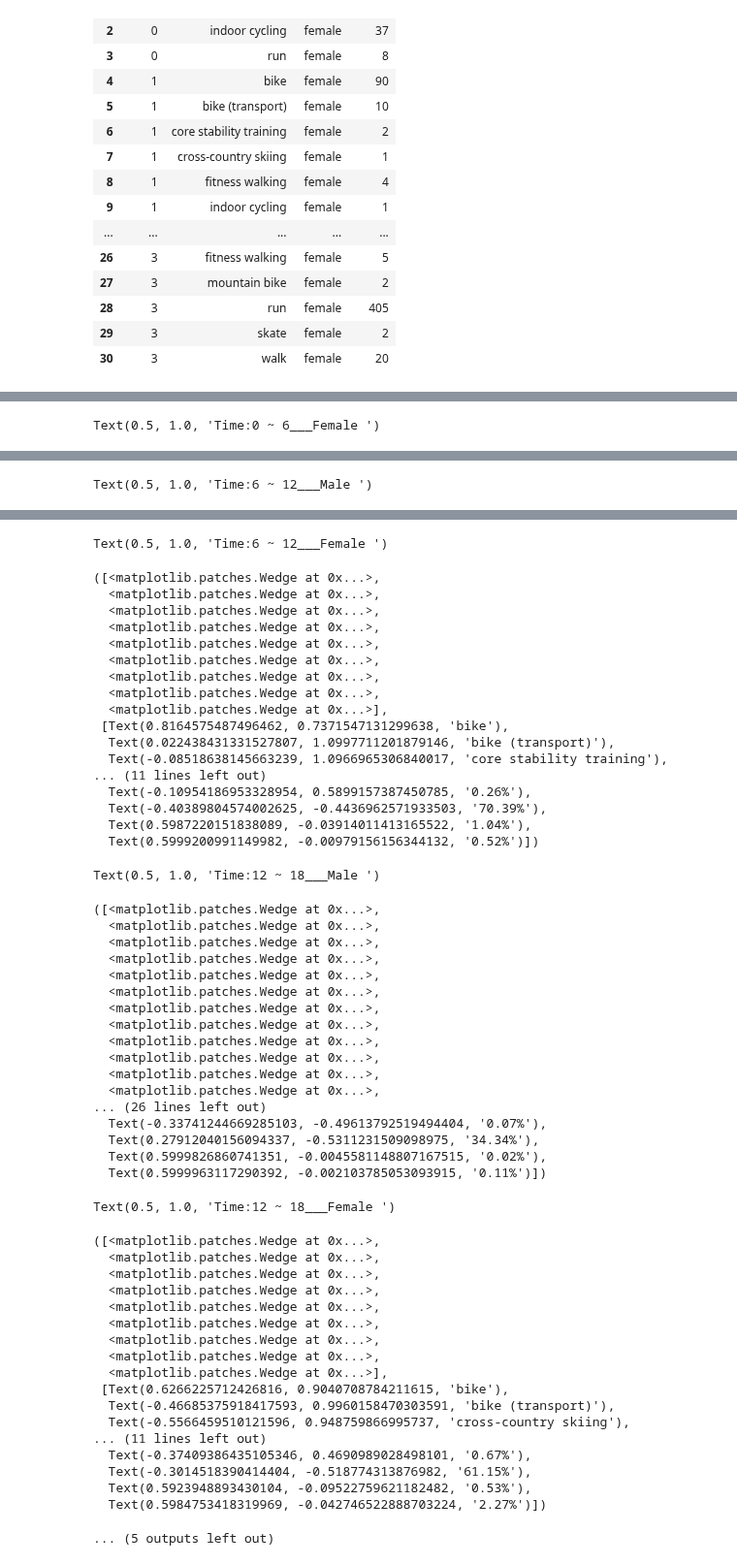
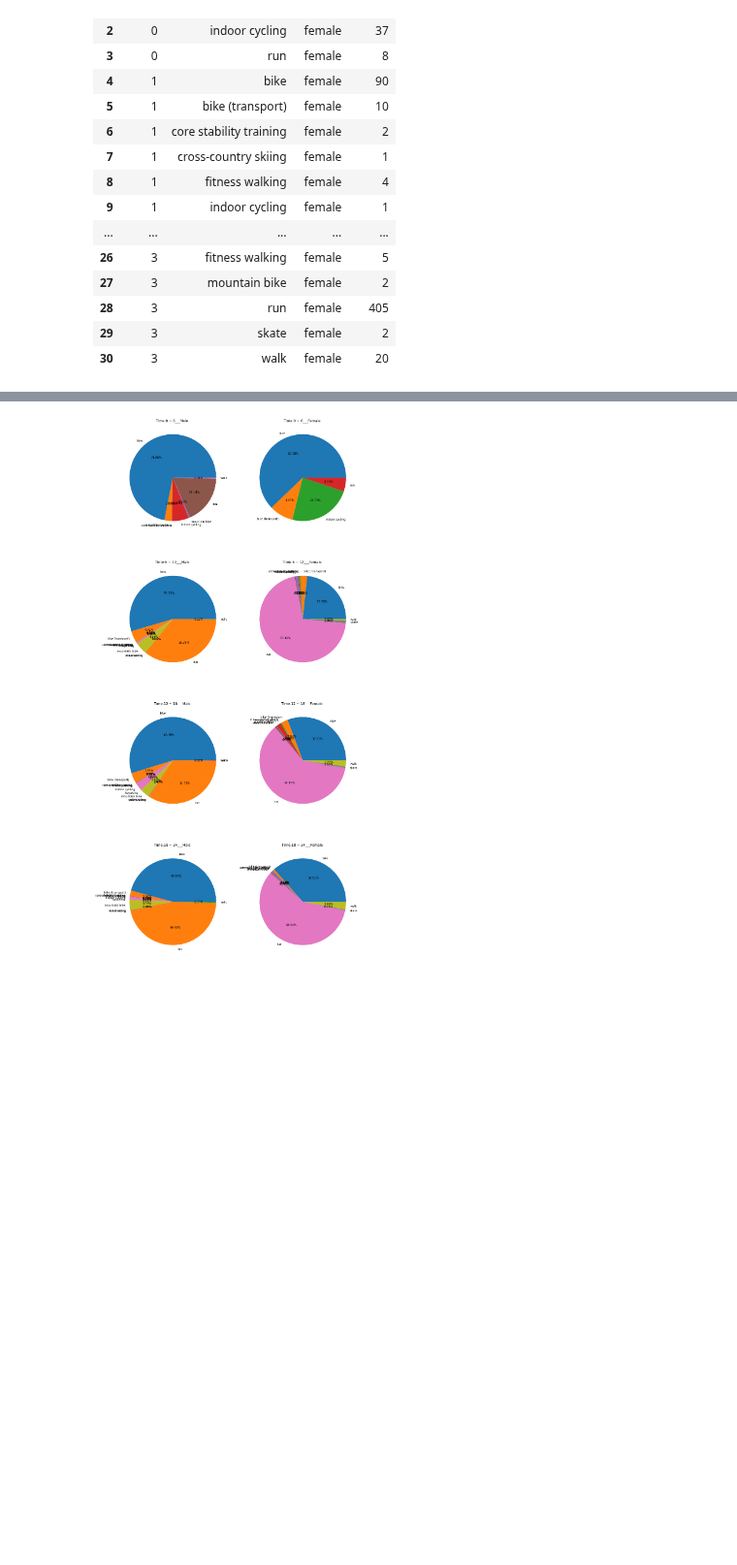
Before and after one commit to TuanTTranCS/concordia-bigdata-project, a Jupyter notebook: BigData_Project_Yefei.ipynb, the cells around one changed output, grey strips where cells are left out. Shown at 97% size. Cells and saved outputs as stored; diff of their text form; code cells hidden in the pictures; blank space fills up the shorter version.

```diff
--- a/BigData_Project_Yefei.ipynb
+++ b/BigData_Project_Yefei.ipynb
@@ -515,4 +495,5 @@ Text(0.5, 0, 'sport')
 # %%
+InteractiveShell.ast_node_interactivity = "none"
 fig,axes=plt.subplots(4,2,figsize=(15,35))
 
 for i in range(8):
@@ -557 +519,0 @@ Text(0.5, 1.0, 'Time:0 ~ 6___Male ')
-Text(0.5, 1.0, 'Time:0 ~ 6___Female ')
@@ -570 +519,0 @@ Text(0.5, 1.0, 'Time:0 ~ 6___Female ')
-Text(0.5, 1.0, 'Time:6 ~ 12___Male ')
@@ -588,55 +520 @@ Text(0.5, 1.0, 'Time:6 ~ 12___Male ')
-Text(0.5, 1.0, 'Time:6 ~ 12___Female ')
-([<matplotlib.patches.Wedge at 0x...>,
-  <matplotlib.patches.Wedge at 0x...>,
-  <matplotlib.patches.Wedge at 0x...>,
-  <matplotlib.patches.Wedge at 0x...>,
-  <matplotlib.patches.Wedge at 0x...>,
-  <matplotlib.patches.Wedge at 0x...>,
-  <matplotlib.patches.Wedge at 0x...>,
-  <matplotlib.patches.Wedge at 0x...>,
-  <matplotlib.patches.Wedge at 0x...>],
- [Text(0.8164575487496462, 0.7371547131299638, 'bike'),
-  Text(0.022438431331527807, 1.0997711201879146, 'bike (transport)'),
-  Text(-0.08518638145663239, 1.0966965306840017, 'core stability training'),
-... (11 lines left out)
-  Text(-0.10954186953328954, 0.5899157387450785, '0.26%'),
-  Text(-0.40389804574002625, -0.4436962571933503, '70.39%'),
-  Text(0.5987220151838089, -0.03914011413165522, '1.04%'),
-  Text(0.5999200991149982, -0.00979156156344132, '0.52%')])
-Text(0.5, 1.0, 'Time:12 ~ 18___Male ')
-([<matplotlib.patches.Wedge at 0x...>,
-  <matplotlib.patches.Wedge at 0x...>,
-  <matplotlib.patches.Wedge at 0x...>,
-  <matplotlib.patches.Wedge at 0x...>,
-  <matplotlib.patches.Wedge at 0x...>,
-  <matplotlib.patches.Wedge at 0x...>,
-  <matplotlib.patches.Wedge at 0x...>,
-  <matplotlib.patches.Wedge at 0x...>,
-  <matplotlib.patches.Wedge at 0x...>,
-  <matplotlib.patches.Wedge at 0x...>,
-  <matplotlib.patches.Wedge at 0x...>,
-  <matplotlib.patches.Wedge at 0x...>,
-... (26 lines left out)
-  Text(-0.33741244669285103, -0.49613792519494404, '0.07%'),
-  Text(0.27912040156094337, -0.5311231509098975, '34.34%'),
-  Text(0.5999826860741351, -0.0045581148807167515, '0.02%'),
-  Text(0.5999963117290392, -0.002103785053093915, '0.11%')])
-Text(0.5, 1.0, 'Time:12 ~ 18___Female ')
-([<matplotlib.patches.Wedge at 0x...>,
-  <matplotlib.patches.Wedge at 0x...>,
-  <matplotlib.patches.Wedge at 0x...>,
-  <matplotlib.patches.Wedge at 0x...>,
-  <matplotlib.patches.Wedge at 0x...>,
-  <matplotlib.patches.Wedge at 0x...>,
-  <matplotlib.patches.Wedge at 0x...>,
-  <matplotlib.patches.Wedge at 0x...>,
-  <matplotlib.patches.Wedge at 0x...>],
- [Text(0.6266225712426816, 0.9040708784211615, 'bike'),
-  Text(-0.46685375918417593, 0.9960158470303591, 'bike (transport)'),
-  Text(-0.5566459510121596, 0.948759866995737, 'cross-country skiing'),
-... (11 lines left out)
-  Text(-0.37409386435105346, 0.4690989028498101, '0.67%'),
-  Text(-0.3014518390414404, -0.518774313876982, '61.15%'),
-  Text(0.5923948893430104, -0.09522759621182482, '0.53%'),
-  Text(0.5984753418319969, -0.042746522888703224, '2.27%')])
-... (5 outputs left out)
+[figure, added]
```
Also changed, not shown: parts of 5 cells of this notebook.
